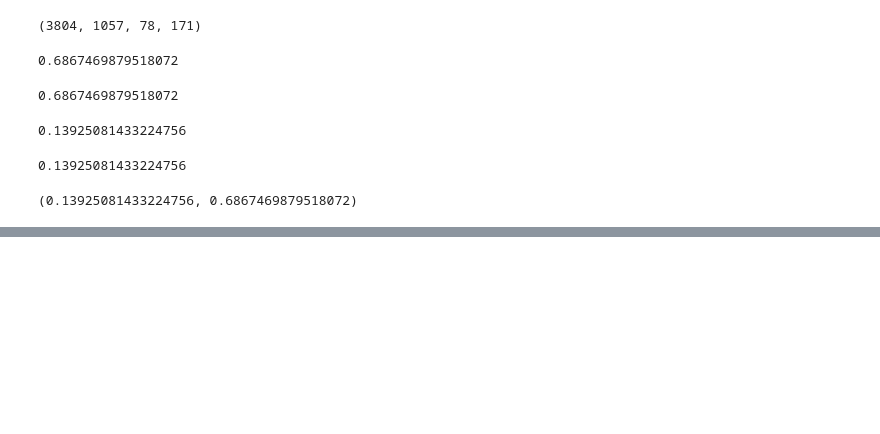
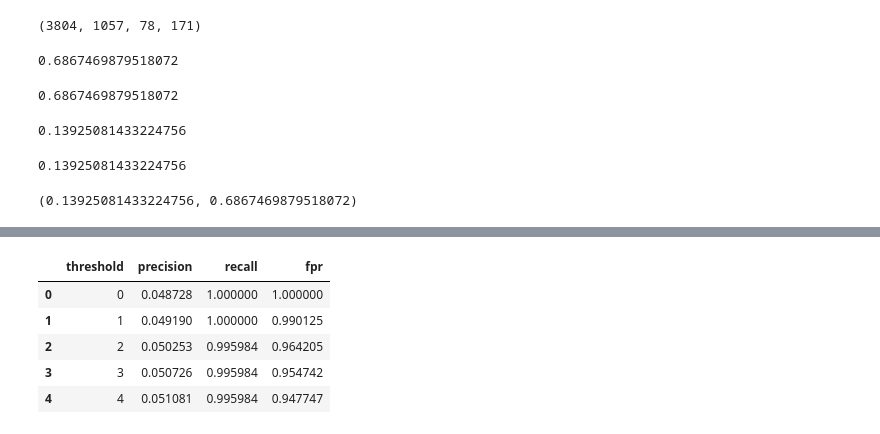
Before and after one commit to Qu1nnD/CS290, a Jupyter notebook: StrokePredictor.ipynb, the cells around one changed output, grey strips where cells are left out. Cells and saved outputs as stored; diff of their text form; code cells hidden in the pictures; blank space fills up the shorter version.

```diff
--- a/StrokePredictor.ipynb
+++ b/StrokePredictor.ipynb
@@ -229,0 +243,9 @@ pr.plot(x="threshold", y=["precision", "recall"])
+# %%
+pr.head()
+# %% [output]
+|  | threshold | precision | recall | fpr |
+| 0 | 0 | 0.048728 | 1.000000 | 1.000000 |
+| 1 | 1 | 0.049190 | 1.000000 | 0.990125 |
+| 2 | 2 | 0.050253 | 0.995984 | 0.964205 |
+| 3 | 3 | 0.050726 | 0.995984 | 0.954742 |
+| 4 | 4 | 0.051081 | 0.995984 | 0.947747 |
```
Also changed, not shown: parts of 8 cells of this notebook.
